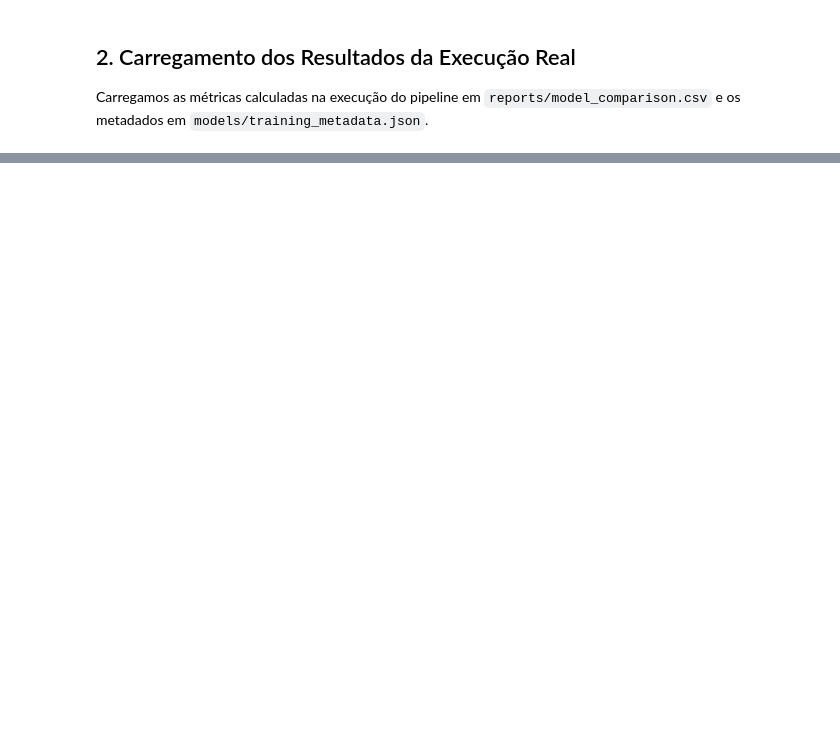
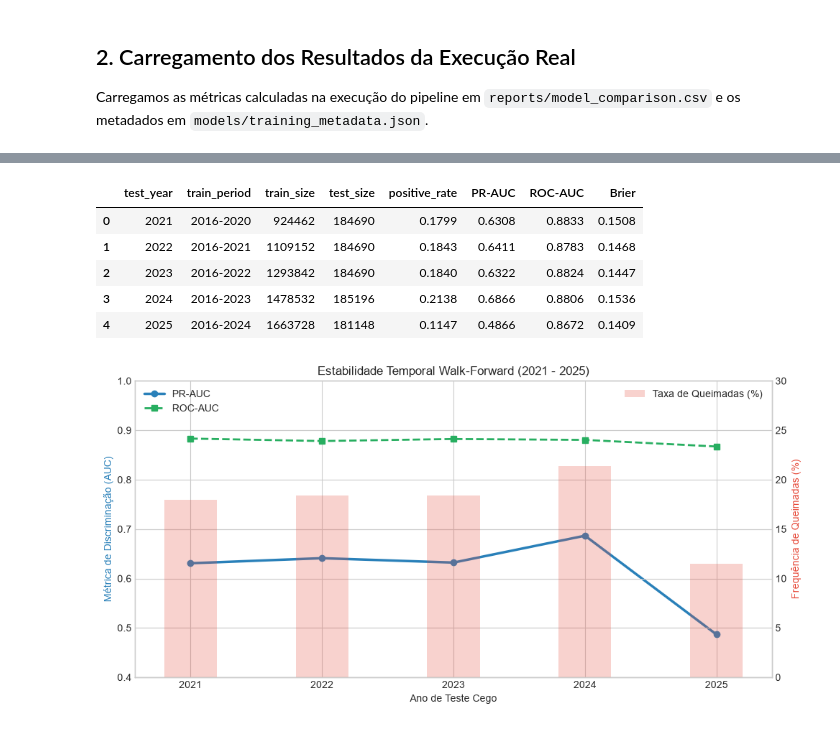
Before and after one commit to EduardoTostesC/brazil-wildfire-risk-forecast, a Jupyter notebook: notebooks/02_modeling.ipynb, the cells around one changed output, grey strips where cells are left out. Drawn from its saved outputs; the diff is of its cells as text; code cells hidden in the pictures; blank space fills up the shorter version.

```diff
--- a/notebooks/02_modeling.ipynb
+++ b/notebooks/02_modeling.ipynb
@@ -107,0 +124,31 @@ Para que um alerta de risco seja acionável por brigadistas e tomadores de decis
+# %%
+wf_path = PROJECT_ROOT / "reports" / "walk_forward_metrics.csv"
+if wf_path.exists():
+    wf_df = pd.read_csv(wf_path)
+    display(wf_df)
+
+    fig, ax1 = plt.subplots(figsize=(10, 5))
+    ax2 = ax1.twinx()
+
+    ax1.plot(wf_df['test_year'], wf_df['PR-AUC'], 'o-', color='#2980b9', linewidth=2.5, label='PR-AUC')
+    ax1.plot(wf_df['test_year'], wf_df['ROC-AUC'], 's--', color='#27ae60', linewidth=2, label='ROC-AUC')
+    ax2.bar(wf_df['test_year'], wf_df['positive_rate'] * 100, alpha=0.25, color='#e74c3c', width=0.4, label='Taxa de Queimadas (%)')
+
+    ax1.set_xlabel("Ano de Teste Cego")
+    ax1.set_ylabel("Métrica de Discriminação (AUC)", color='#2980b9')
+    ax2.set_ylabel("Frequência de Queimadas (%)", color='#e74c3c')
+    ax1.set_ylim(0.4, 1.0)
+    ax2.set_ylim(0, 30)
+    ax1.set_title("Estabilidade Temporal Walk-Forward (2021 - 2025)")
+    ax1.legend(loc='upper left')
+    ax2.legend(loc='upper right')
+    plt.tight_layout()
+    plt.show()
+# %% [output]
+|  | test_year | train_period | train_size | test_size | positive_rate | PR-AUC | ROC-AUC | Brier |
+| 0 | 2021 | 2016-2020 | 924462 | 184690 | 0.1799 | 0.6308 | 0.8833 | 0.1508 |
+| 1 | 2022 | 2016-2021 | 1109152 | 184690 | 0.1843 | 0.6411 | 0.8783 | 0.1468 |
+| 2 | 2023 | 2016-2022 | 1293842 | 184690 | 0.1840 | 0.6322 | 0.8824 | 0.1447 |
+| 3 | 2024 | 2016-2023 | 1478532 | 185196 | 0.2138 | 0.6866 | 0.8806 | 0.1536 |
+| 4 | 2025 | 2016-2024 | 1663728 | 181148 | 0.1147 | 0.4866 | 0.8672 | 0.1409 |
+[figure, added]
```
Also changed, not shown: parts of 17 cells of this notebook, 21 other files.
